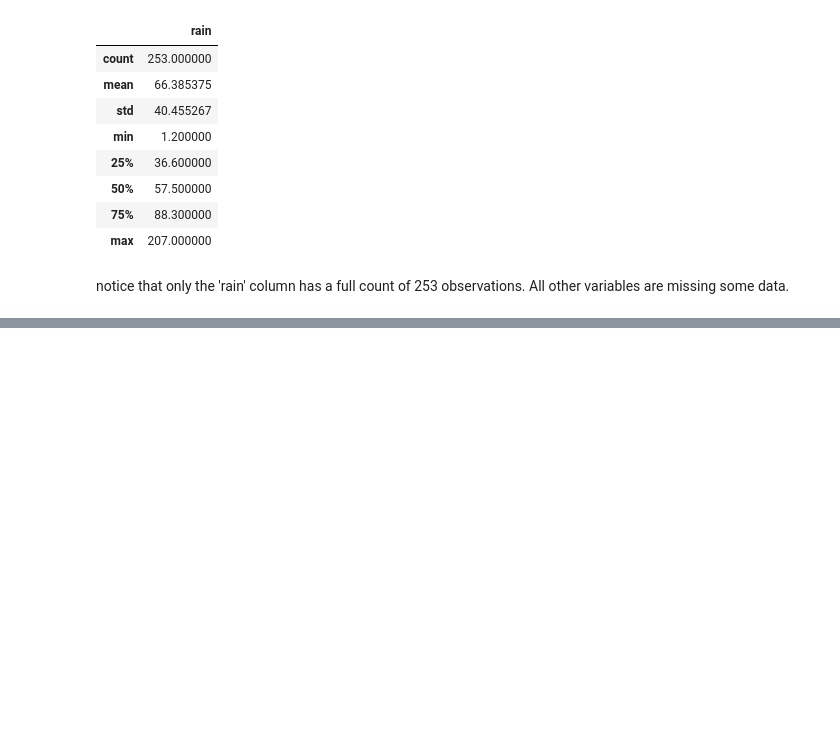
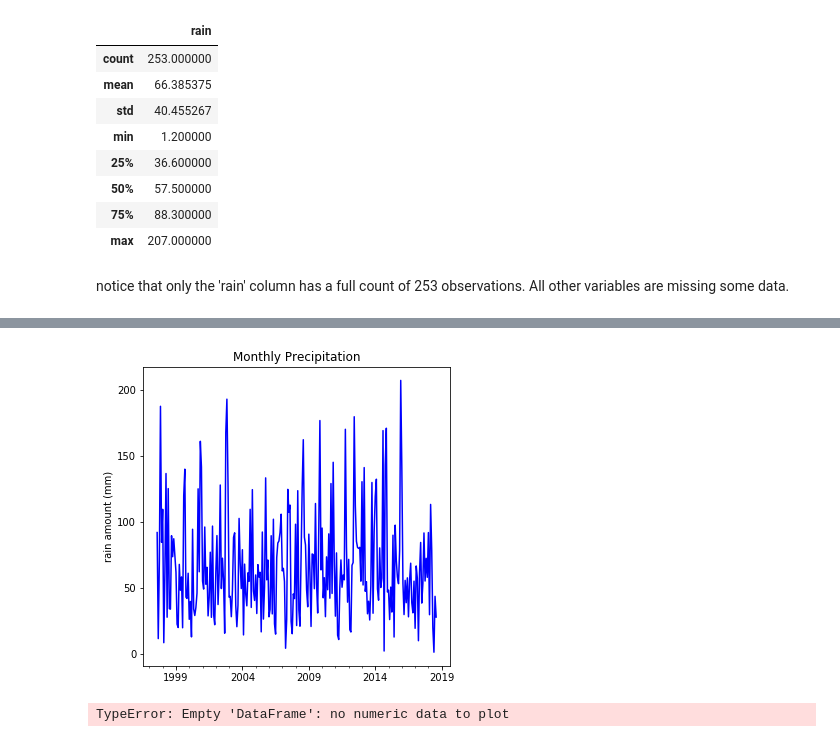
Before and after one commit to Aqua5lad/PDA-Dec-Project, a Jupyter notebook: PDA Project Dec 2018.ipynb, the cells around one changed output, grey strips where cells are left out. Drawn from its saved outputs; the diff is of its cells as text; code cells hidden in the pictures; blank space fills up the shorter version.

Commit message:
Plot monthly rainfall

```diff
--- a/PDA Project Dec 2018.ipynb
+++ b/PDA Project Dec 2018.ipynb
@@ -94,0 +127,22 @@ notice that only the 'rain' column has a full count of 253 observations. All oth
+# %%
+# plot monthly rain data:
+# https://stackoverflow.com/questions/52975561/how-to-combine-month-and-year-columns-of-data-frame-to-form-time-series-data
+
+ax = df.set_index(pd.to_datetime(df[['year','month']].assign(day=1)))['rain']\
+       .plot(color='b', figsize=(5.5,5.5), title='Monthly Precipitation')
+_ = ax.set_xlabel('')
+_ = ax.set_ylabel('rain amount (mm)')
+# %% [output]
+[figure, added]
+# %%
+# plot monthly "greatest daily fall" data:
+# https://stackoverflow.com/questions/52975561/how-to-combine-month-and-year-columns-of-data-frame-to-form-time-series-data
+
+ax = df.set_index(pd.to_datetime(df[['year','month']].assign(day=1)))['gdf']\
+       .plot(color='b', figsize=(5.5,5.5), title='"greatest daily fall"')
+_ = ax.set_xlabel('')
+_ = ax.set_ylabel('greatest daily fall (mm)')
+
+# this may not plot because of missing data in some cells
+# %% [output]
+TypeError: Empty 'DataFrame': no numeric data to plot
```
Also changed, not shown: parts of 2 cells of this notebook.
